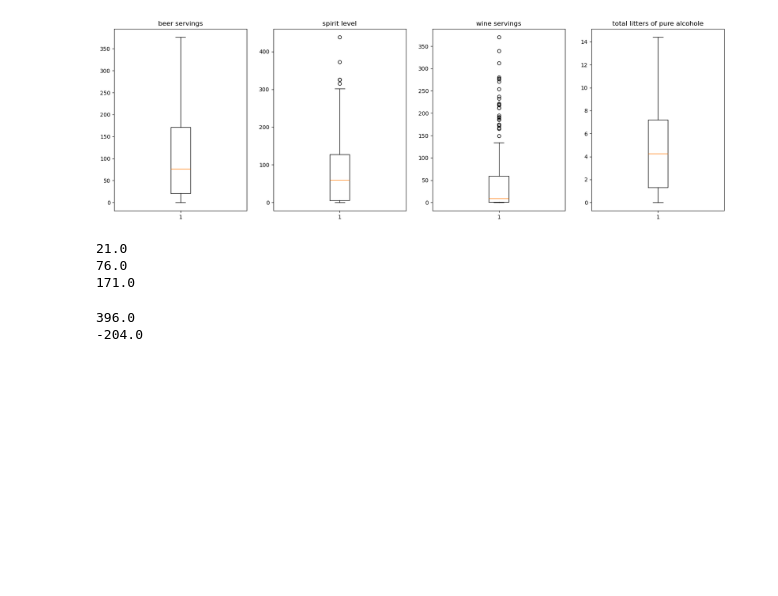
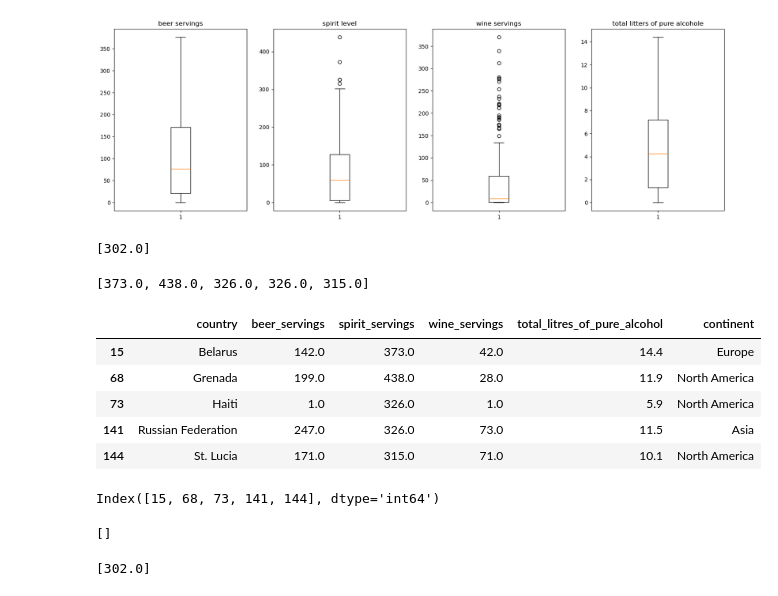
Before and after one commit to Jishnu-12/Data-analytics, a Jupyter notebook: EDA/beer_servings.ipynb, the cells around one changed output. Cells and saved outputs as stored; diff of their text form; code cells hidden in the pictures; blank space fills up the shorter version.

```diff
--- a/EDA/beer_servings.ipynb
+++ b/EDA/beer_servings.ipynb
@@ -4,7 +4,7 @@ import pandas as pd
 import matplotlib.pyplot as plt
 import seaborn as sns
 # %%
-df = pd.read_csv("messy_beer_servings.csv")
+df = pd.read_csv("/home/jishnu/Desktop/data analytics/EDA/data_sets/messy_beer_servings.csv")
 # %%
 df.info()
 # %% [output]
@@ -105,20 +97,44 @@ def quartile(df,column):
-# %%
-Q1,Q2,Q3 = quartile(df,"beer_servings")
-
-print(Q1)
-print(Q2)
-print(Q3)
-# %% [output]
-21.0
-76.0
-171.0
-# %%
-IQR = Q3 - Q1
-upper = Q3+1.5*IQR
-lower = Q1-1.5*IQR
-
-print(upper)
-print(lower)
-# %% [output]
-396.0
--204.0
+# %%
+def outliers(df,column):
+    Q1 = np.percentile(df[column],25,method = "midpoint")
+    Q3 = np.percentile(df[column],75,method = "midpoint")
+
+    IQR = Q3 - Q1
+    upper = Q3 + 1.5 * IQR
+    lower = Q1 - 1.5 * IQR
+
+    return df[(df["spirit_servings"] > u) | (df["spirit_servings"] < l)]["spirit_servings"].tolist()
+# %%
+outlier = outliers(df,"spirit_servings")
+
+outlier
+# %% [output]
+[302.0]
+# %%
+outlier_values
+# %% [output]
+[373.0, 438.0, 326.0, 326.0, 315.0]
+# %%
+outlier
+# %% [output]
+|  | country | beer_servings | spirit_servings | wine_servings | total_litres_of_pure_alcohol | continent |
+| 15 | Belarus | 142.0 | 373.0 | 42.0 | 14.4 | Europe |
+| 68 | Grenada | 199.0 | 438.0 | 28.0 | 11.9 | North America |
+| 73 | Haiti | 1.0 | 326.0 | 1.0 | 5.9 | North America |
+| 141 | Russian Federation | 247.0 | 326.0 | 73.0 | 11.5 | Asia |
+| 144 | St. Lucia | 171.0 | 315.0 | 71.0 | 10.1 | North America |
+# %%
+outlier_index
+# %% [output]
+Index([15, 68, 73, 141, 144], dtype='int64')
+# %%
+outlier = df[(df["spirit_servings"] > u) | (df["spirit_servings"] < l)]["spirit_servings"].tolist()
+outlier
+# %% [output]
+[]
+# %%
+u,l = outliers(df,"spirit_servings")
+outlier = df[(df["spirit_servings"] > u) | (df["spirit_servings"] < l)]["spirit_servings"].tolist()
+outlier
+# %% [output]
+[302.0]
```
Also changed, not shown: parts of 2 cells of this notebook, 9 other files.
